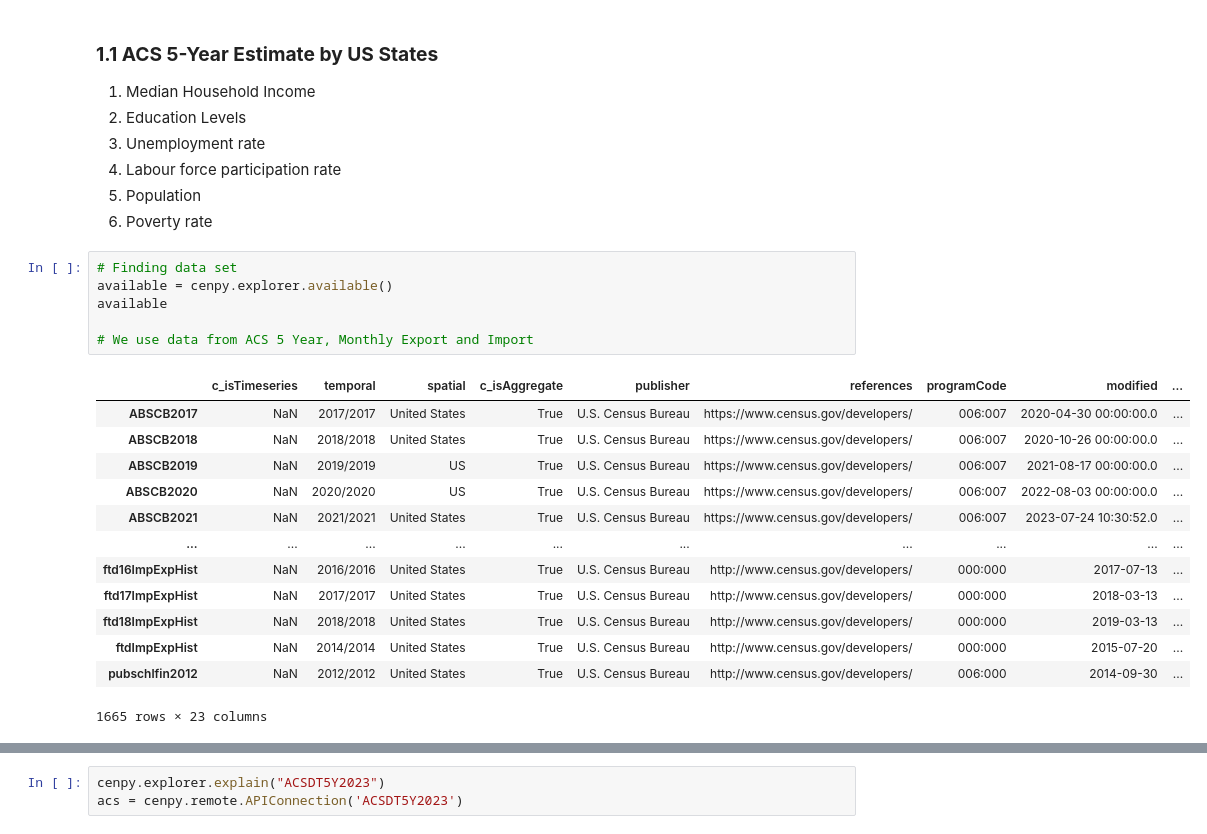
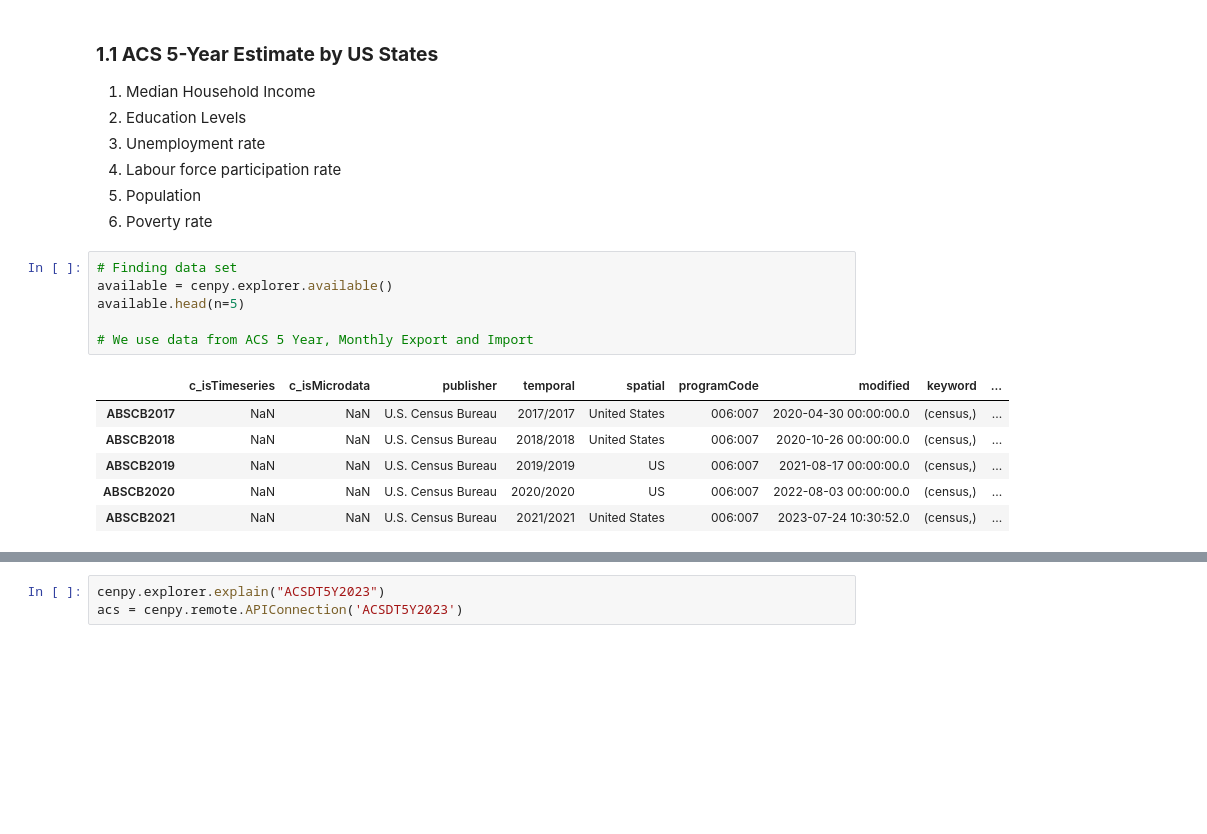
Before and after one commit to JiaYue-Ong/quarto_template, a Jupyter notebook: analysis/1.1-Get_Data.ipynb, the cells around one changed output, grey strips where cells are left out. Drawn from its saved outputs; the diff is of its cells as text; blank space fills up the shorter version.

```diff
--- a/analysis/1.1-Get_Data.ipynb
+++ b/analysis/1.1-Get_Data.ipynb
@@ -45,22 +45,15 @@ Requirement already satisfied: colorama in c:\users\jiayu\miniforge3\envs\musa-5
 # %%
 # Finding data set
 available = cenpy.explorer.available()
-available
+available.head(n=5)
 
 # We use data from ACS 5 Year, Monthly Export and Import
 # %% [output]
-|  | c_isTimeseries | temporal | spatial | c_isAggregate | publisher | references | programCode | modified | ... |
-| ABSCB2017 | NaN | 2017/2017 | United States | True | U.S. Census Bureau | https://www.census.gov/developers/ | 006:007 | 2020-04-30 00:00:00.0 | ... |
-| ABSCB2018 | NaN | 2018/2018 | United States | True | U.S. Census Bureau | https://www.census.gov/developers/ | 006:007 | 2020-10-26 00:00:00.0 | ... |
-| ABSCB2019 | NaN | 2019/2019 | US | True | U.S. Census Bureau | https://www.census.gov/developers/ | 006:007 | 2021-08-17 00:00:00.0 | ... |
-| ABSCB2020 | NaN | 2020/2020 | US | True | U.S. Census Bureau | https://www.census.gov/developers/ | 006:007 | 2022-08-03 00:00:00.0 | ... |
-| ABSCB2021 | NaN | 2021/2021 | United States | True | U.S. Census Bureau | https://www.census.gov/developers/ | 006:007 | 2023-07-24 10:30:52.0 | ... |
-| ... | ... | ... | ... | ... | ... | ... | ... | ... | ... |
-| ftd16ImpExpHist | NaN | 2016/2016 | United States | True | U.S. Census Bureau | http://www.census.gov/developers/ | 000:000 | 2017-07-13 | ... |
-| ftd17ImpExpHist | NaN | 2017/2017 | United States | True | U.S. Census Bureau | http://www.census.gov/developers/ | 000:000 | 2018-03-13 | ... |
-| ftd18ImpExpHist | NaN | 2018/2018 | United States | True | U.S. Census Bureau | http://www.census.gov/developers/ | 000:000 | 2019-03-13 | ... |
-| ftdImpExpHist | NaN | 2014/2014 | United States | True | U.S. Census Bureau | http://www.census.gov/developers/ | 000:000 | 2015-07-20 | ... |
-| pubschlfin2012 | NaN | 2012/2012 | United States | True | U.S. Census Bureau | http://www.census.gov/developers/ | 006:000 | 2014-09-30 | ... |
+|  | c_isTimeseries | c_isMicrodata | publisher | temporal | spatial | programCode | modified | keyword | ... |
+| ABSCB2017 | NaN | NaN | U.S. Census Bureau | 2017/2017 | United States | 006:007 | 2020-04-30 00:00:00.0 | (census,) | ... |
+| ABSCB2018 | NaN | NaN | U.S. Census Bureau | 2018/2018 | United States | 006:007 | 2020-10-26 00:00:00.0 | (census,) | ... |
+| ABSCB2019 | NaN | NaN | U.S. Census Bureau | 2019/2019 | US | 006:007 | 2021-08-17 00:00:00.0 | (census,) | ... |
+| ABSCB2020 | NaN | NaN | U.S. Census Bureau | 2020/2020 | US | 006:007 | 2022-08-03 00:00:00.0 | (census,) | ... |
+| ABSCB2021 | NaN | NaN | U.S. Census Bureau | 2021/2021 | United States | 006:007 | 2023-07-24 10:30:52.0 | (census,) | ... |
-1665 rows × 23 columns
 # %%
 acs = available.filter(regex="^ACS", axis=0)
```
Also changed, not shown: parts of 14 cells of this notebook, 13 other files.
